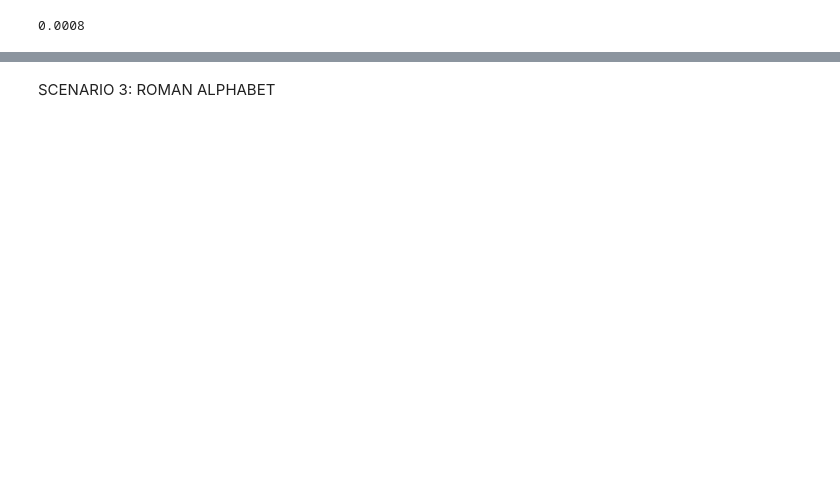
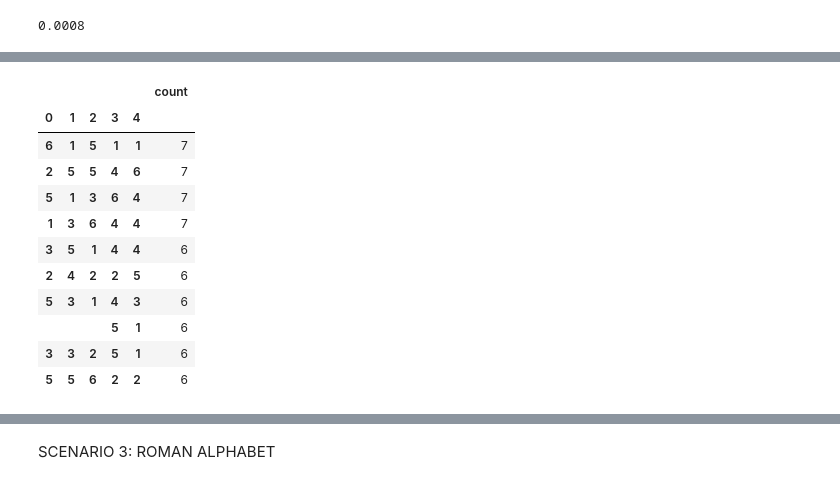
Before and after one commit to rjcubarrubia/montecarlosim, a Jupyter notebook: montecarlo_demo.ipynb, the cells around one changed output, grey strips where cells are left out. Cells and saved outputs as stored; diff of their text form; code cells hidden in the pictures; blank space fills up the shorter version.

```diff
--- a/montecarlo_demo.ipynb
+++ b/montecarlo_demo.ipynb
@@ -98,0 +107,16 @@ plt.show()
+# %%
+top_ten_fair_combos = fair_combos[ : 10]
+top_ten_fair_combos
+# %% [output]
+|  |  |  |  |  | count |
+| 0 | 1 | 2 | 3 | 4 |  |
+| 6 | 1 | 5 | 1 | 1 | 7 |
+| 2 | 5 | 5 | 4 | 6 | 7 |
+| 5 | 1 | 3 | 6 | 4 | 7 |
+| 1 | 3 | 6 | 4 | 4 | 7 |
+| 3 | 5 | 1 | 4 | 4 | 6 |
+| 2 | 4 | 2 | 2 | 5 | 6 |
+| 5 | 3 | 1 | 4 | 3 | 6 |
+|  |  |  | 5 | 1 | 6 |
+| 3 | 3 | 2 | 5 | 1 | 6 |
+| 5 | 5 | 6 | 2 | 2 | 6 |
```
Also changed, not shown: parts of 33 cells of this notebook, 4 other files.
